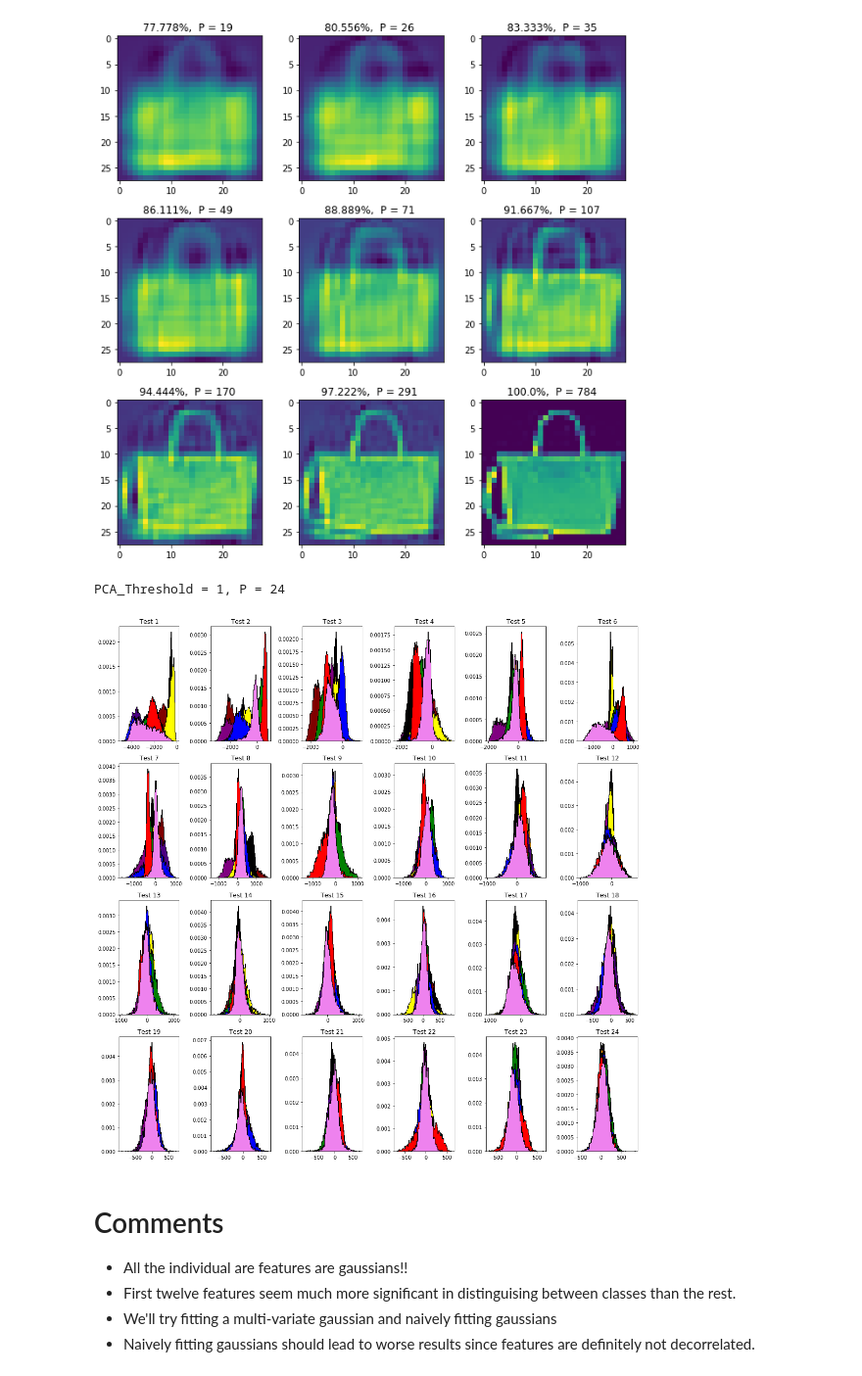
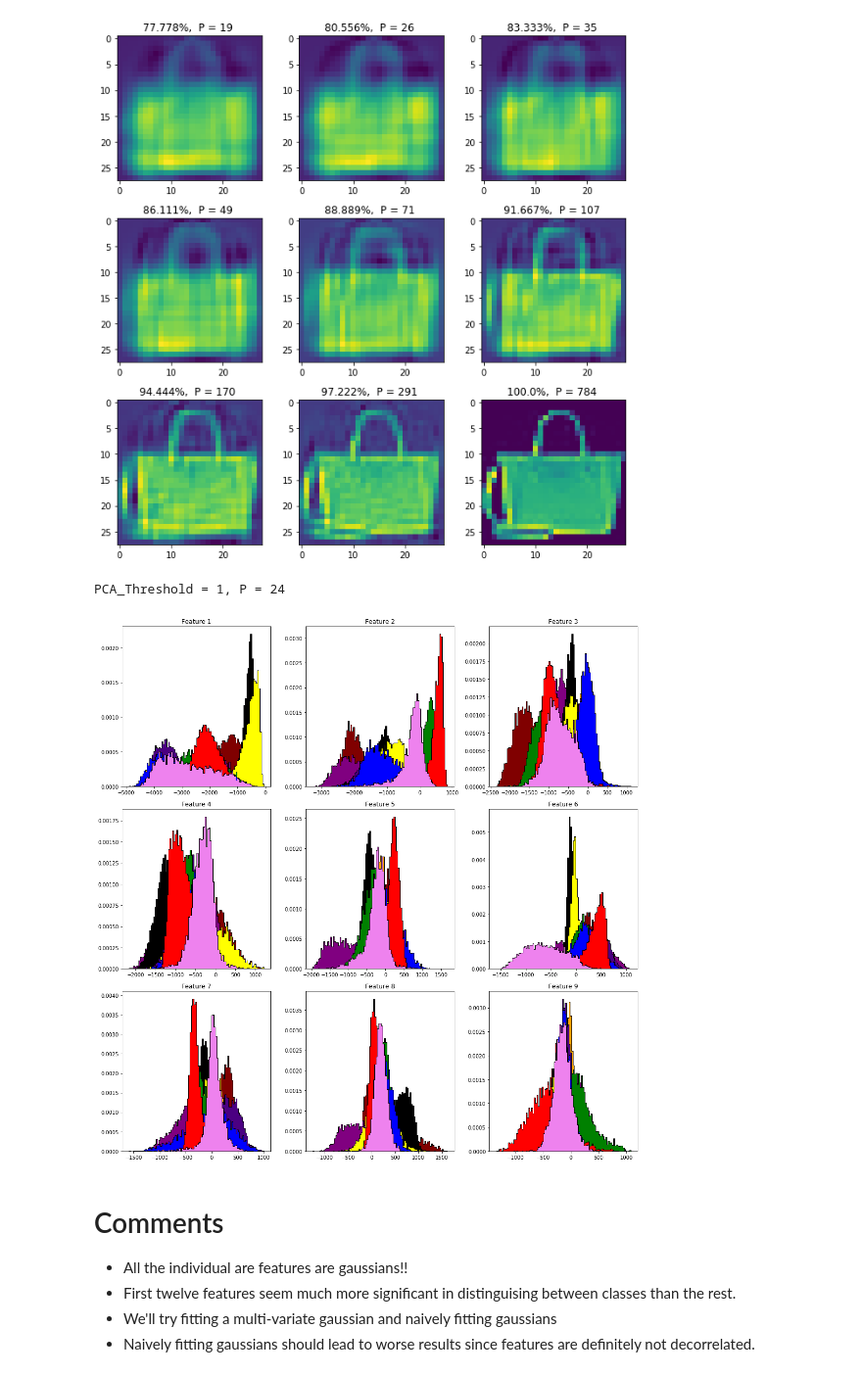
Before and after one commit to Siddhant24/ELL409, a Jupyter notebook: Assigment_1/Assignment 1.ipynb, the cells around one changed output. Shown at 98% size. Saved outputs shown, nothing was run; the diff lists cells and outputs as text; code cells hidden in the pictures.

```diff
--- a/Assigment_1/Assignment 1.ipynb
+++ b/Assigment_1/Assignment 1.ipynb
@@ -120,23 +124,23 @@ plt.show()
 # %%
 #(X_train, y_train, X_val, y_val, X_test, y_test) = prepareMedicalData();
 (X_train, y_train, X_val, y_val, X_test, y_test) = prepareFMNISTData(PCA_threshold=1, PCA_p = 24)
 
 fig=plt.figure(figsize=(15, 15))
-columns = 6
-rows = 4
+columns = 3
+rows = 3
 
 colors = ['violet', 'red', 'blue', 'green', 'indigo', 'yellow', 'orange', 'black', 'purple', 'maroon']
 for i in range(1, columns*rows +1):
     X_i = [X_train[np.where(y_train==c)][:,i-1] for c in np.unique(y_train)]
     ax = fig.add_subplot(rows, columns, i)
     ax.hist(X_i, color = colors, edgecolor = 'black', bins = int(100), histtype = 'stepfilled', density = True)
-    ax.set_title("Test " + str(i))
+    ax.set_title("Feature " + str(i))
 
 fig.tight_layout()
 plt.show()
 # %% [output]
 PCA_Threshold = 1, P = 24
-[figure, old version]
+[figure, new version]
 # %% [markdown]
 # Comments
 - All the individual are features are gaussians!!
```
Also changed, not shown: parts of 16 cells of this notebook, 4 other files.
